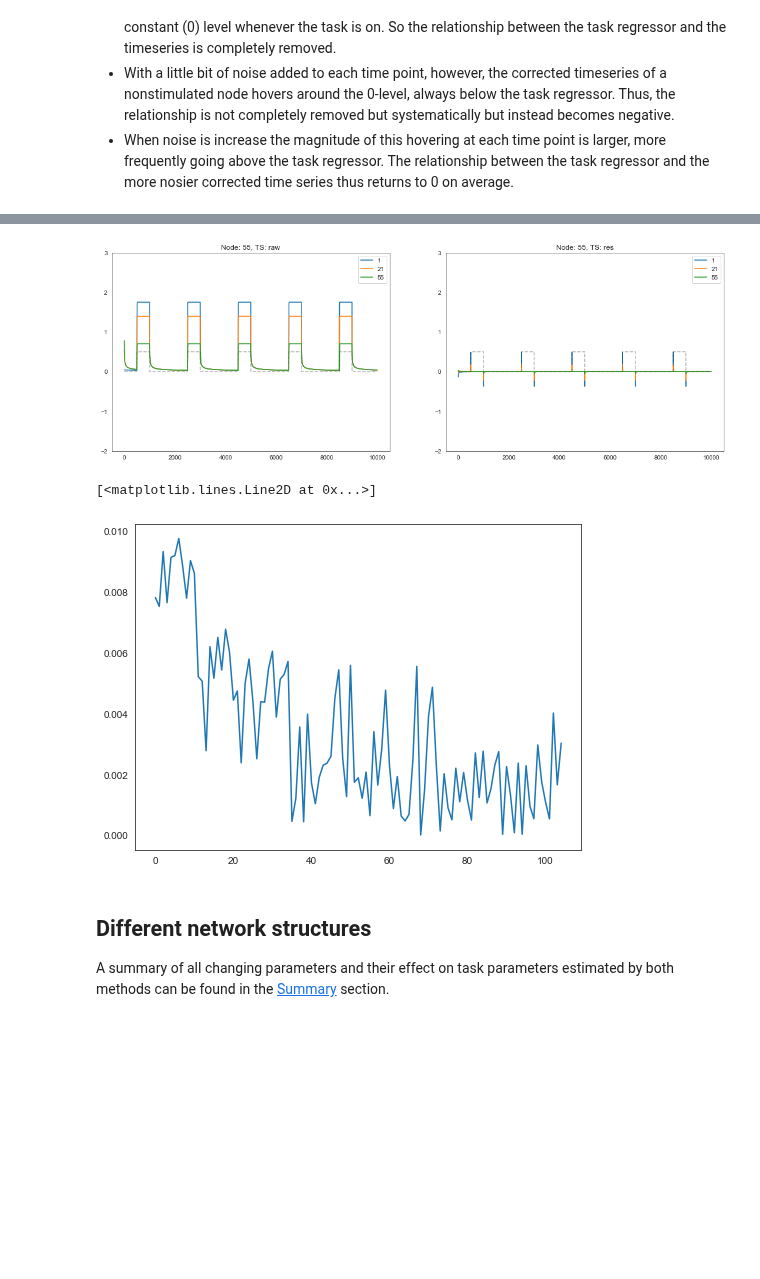
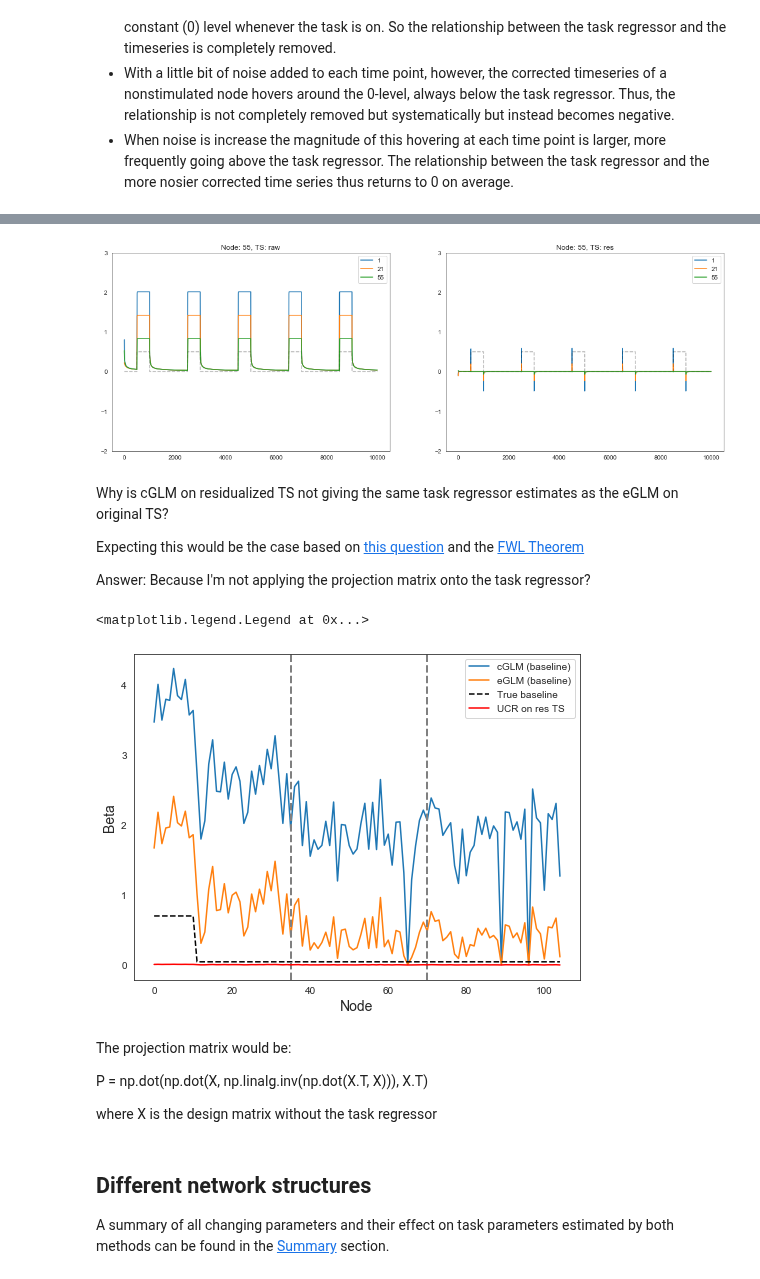
Before and after one commit to zenkavi/DevStudy_FmriNbs, a Jupyter notebook: notebooks/informationtransfermapping/TheoreticalResults/Zenkavi_Simulations/Extended_GLM_neural_network_level.ipynb, the cells around one changed output, grey strips where cells are left out. Cells and saved outputs as stored; diff of their text form; code cells hidden in the pictures; blank space fills up the shorter version.

Commit message:
fixed gitignore and working on understanding how to use residualized ts

```diff
--- a/notebooks/informationtransfermapping/TheoreticalResults/Zenkavi_Simulations/Extended_GLM_neural_network_level.ipynb
+++ b/notebooks/informationtransfermapping/TheoreticalResults/Zenkavi_Simulations/Extended_GLM_neural_network_level.ipynb
@@ -437,12 +437,13 @@ Baselines are calculated by
 - averaging the activity level for when task is on (or taking the maximum if there is no noise)
 - dividing by stimulus magnitude
 # %%
-def get_res_ts(sim):
+def get_res_ts(sim, get_ps=False):
 
     num_nodes = sim['taskdata'].shape[0]
     num_ts = len(sim['ext_glms'][0].endog)
 
     res_ts = np.zeros((num_nodes, num_ts))
+    ps = np.zeros(((num_nodes, num_ts, num_ts)))
 
     for cur_node in range(res_ts.shape[0]):
         raw_y = sim['ext_glms'][cur_node].endog
@@ -450,7 +451,15 @@ def get_res_ts(sim):
         res_mod = sm.OLS(raw_y, res_x).fit()
         res_ts[cur_node,:] = res_mod.resid
 
-    return(res_ts)
+        if get_ps:
+            X = res_x
+            cur_p = np.dot(np.dot(X, np.linalg.pinv(np.dot(X.T, X))), X.T)
+            ps[cur_node,:,:] = cur_p
+
+    if get_ps:
+        return(res_ts, ps)
+    else:
+        return(res_ts)
 # %%
 def get_true_baseline(sim, noise = False, stim_nodes = np.array(range(11)), nonstim_nodes = np.array(range(11, 105)), stim_mag = 0.5):
 
@@ -746,15 +755,30 @@ for i, cur_ts_type in enumerate(ts_type):
             a[i].set_title("Node: " + str(curn) + ", TS: "+ cur_ts_type)
             a[i].set_ylim([-2,3])
 # %% [output]
-[figure, old version]
+[figure, new version]
+# %%
+cur_res_ts = get_res_ts(noise_ts['noise_0'], get_ps=True)
 # %%
 res_betas = run_ucr_glm(cur_res_ts, task_reg = td_stimtimes_0_5[0][1:])
+# %% [markdown]
+Why is cGLM on residualized TS not giving the same task regressor estimates as the eGLM on original TS?
+
+Expecting this would be the case based on [this question](https://stats.stackexchange.com/questions/358732/residualizing-dependent-variable-and-two-step-linear-regression) and the [FWL Theorem](https://en.wikipedia.org/wiki/Frisch%E2%80%93Waugh%E2%80%93Lovell_theorem)
+
+Answer: Because I'm not applying the projection matrix onto the task regressor?
 # %%
-#plot_sim_network_glm(data = base_sim, base_label = "True baseline")
-plt.plot(res_betas['ucr_task_betas'])
+plot_sim_network_glm(data = base_sim, base_label = "True baseline")
+plt.plot(res_betas['ucr_task_betas'], color = "red", label = "cGLM on res TS")
+plt.legend()
 # %% [output]
-[<matplotlib.lines.Line2D at 0x...>]
+<matplotlib.legend.Legend at 0x...>
-[figure, old version]
+[figure, new version]
+# %% [markdown]
+The projection matrix would be:
+
+P = np.dot(np.dot(X, np.linalg.inv(np.dot(X.T, X))), X.T)
+
+where X is the design matrix without the task regressor
 # %% [markdown]
 ## Different network structures
 
```
Also changed, not shown: parts of 7 cells of this notebook, 1 other file.
